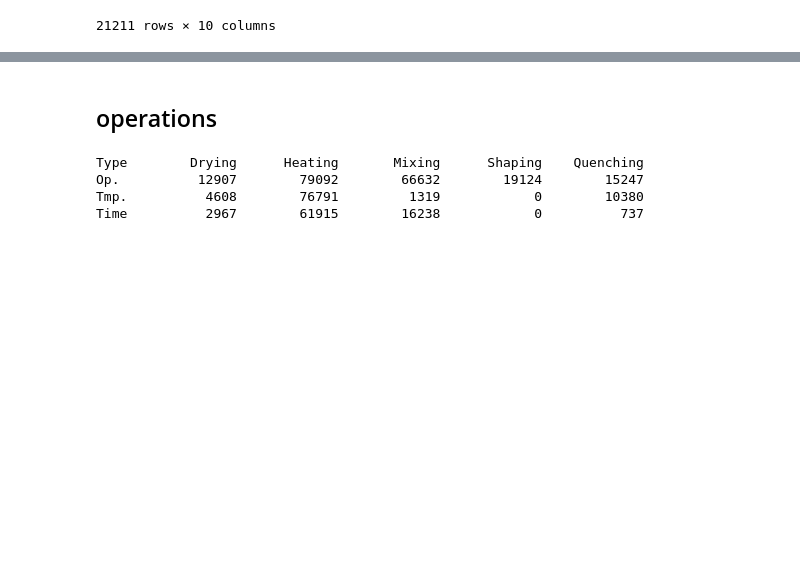
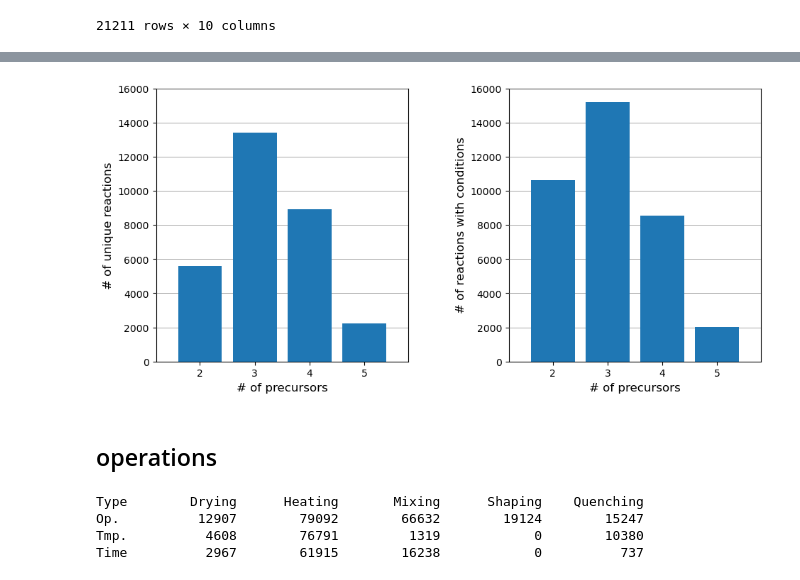
Before and after one commit to git-jhyang/inorganic_synthesis, a Jupyter notebook: notebooks/analysis_data.ipynb, the cells around one changed output, grey strips where cells are left out. Saved outputs shown, nothing was run; the diff lists cells and outputs as text; code cells hidden in the pictures; blank space fills up the shorter version.

```diff
--- a/notebooks/analysis_data.ipynb
+++ b/notebooks/analysis_data.ipynb
@@ -1489,0 +1557,4 @@ df_uniq
+# %%
+for prec in unique_precursor:
+    if 'Sr' in prec['precursor_str']:
+        print(prec['count_rxn'], prec['precursor_str'])
@@ -1489,0 +1614,10 @@ df_uniq
+# %%
+mn_count = {}
+for rxn in unique_reaction:
+    prec_eles = ['-'.join(sorted(prec.keys(), key=lambda x: Element(x).number)) for prec in rxn['precursor_comp']]
+    mn_precs = tuple(sorted([p for p in prec_eles if 'Mn' in p]))
+    if len(mn_precs) == 0: continue
+    if mn_precs not in mn_count.keys():
+        mn_count[mn_precs] = 0
+    mn_count[mn_precs] += 1
+mn_count
@@ -1490,3 +1642,27 @@ df_uniq
+# %%
+ns = np.zeros((2,10))
+for rxn in screened_unique_reaction:
+    n = len(rxn['precursor_comp'])
+    ns[0,n] += 1
+for rxn in screened_conditional_reaction:
+    n = len(rxn['precursor_comp'])
+    ns[1,n] += 1
+
+f, axs = plt.subplots(1,2,figsize=(11,5))
+for ax, n in zip(axs, ns):
+    for i, y in enumerate(n):
+        ax.bar(i, y, color=plt.cm.tab10(0), zorder=20)
+    ax.set_xlabel('# of precursors', fontsize=12)
+    ax.set_xlim([1.2, 5.8])
+    ax.set_ylim([0, 16000])
+    ax.set_xticks([2,3,4,5])
+    for i in range(1,10):
+        ax.axhline(i*2000, lw=0.5, color=[0.5,0.5,0.5], zorder=10)
+axs[0].set_ylabel('# of unique reactions', fontsize=12)
+axs[1].set_ylabel('# of reactions with conditions', fontsize=12)
+f.subplots_adjust(wspace=0.4)
+# %% [output]
+[figure, added]
 # %% [markdown]
 ## operations
 # %%
```
Also changed, not shown: parts of 26 cells of this notebook, 8 other files.
